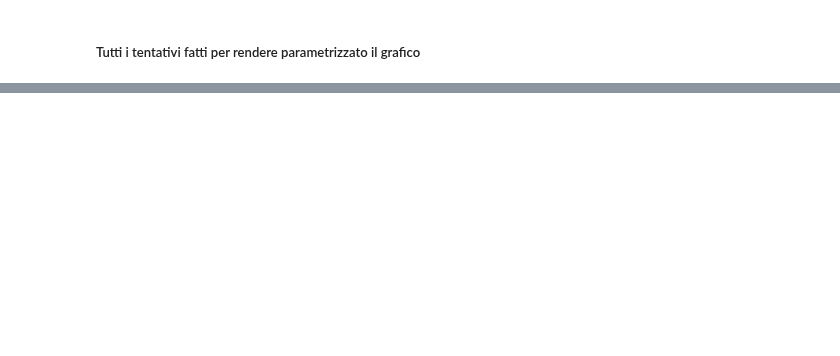
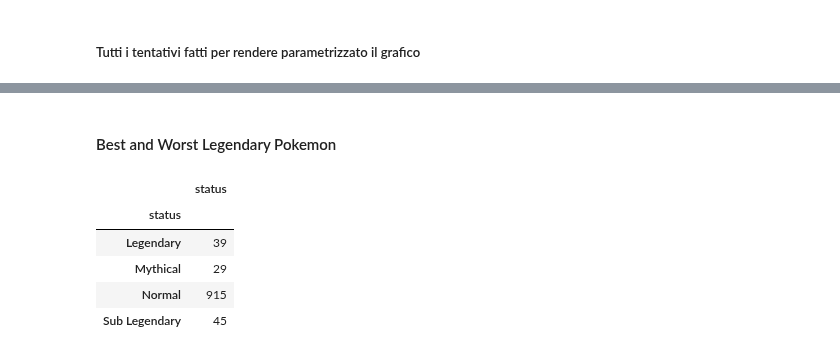
Before and after one commit to SavGRY/savini_its_data_analysis, a Jupyter notebook: relazione_python.ipynb, the cells around one changed output, grey strips where cells are left out. Cells and saved outputs as stored; diff of their text form; code cells hidden in the pictures; blank space fills up the shorter version.

```diff
--- a/relazione_python.ipynb
+++ b/relazione_python.ipynb
@@ -526,0 +527,13 @@ TypeError: object of type 'int' has no len()
+# %% [markdown]
+#### Best and Worst Legendary Pokemon
+# %%
+best_legendary = pd.DataFrame(filtered_pokemon_data.groupby("status")['status'].count())
+
+best_legendary
+# %% [output]
+|  | status |
+| status |  |
+| Legendary | 39 |
+| Mythical | 29 |
+| Normal | 915 |
+| Sub Legendary | 45 |
```
Also changed, not shown: parts of 10 cells of this notebook, 1 other file.
